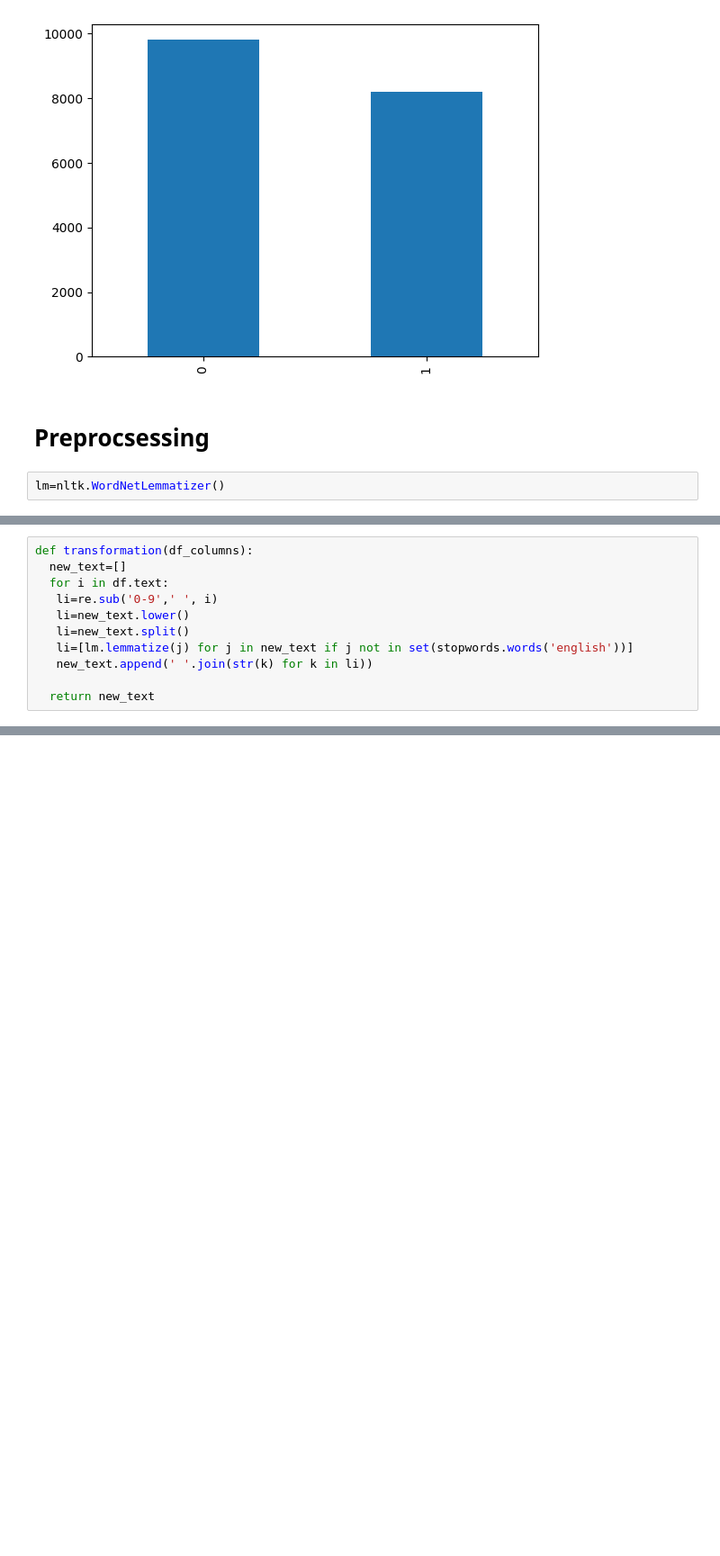
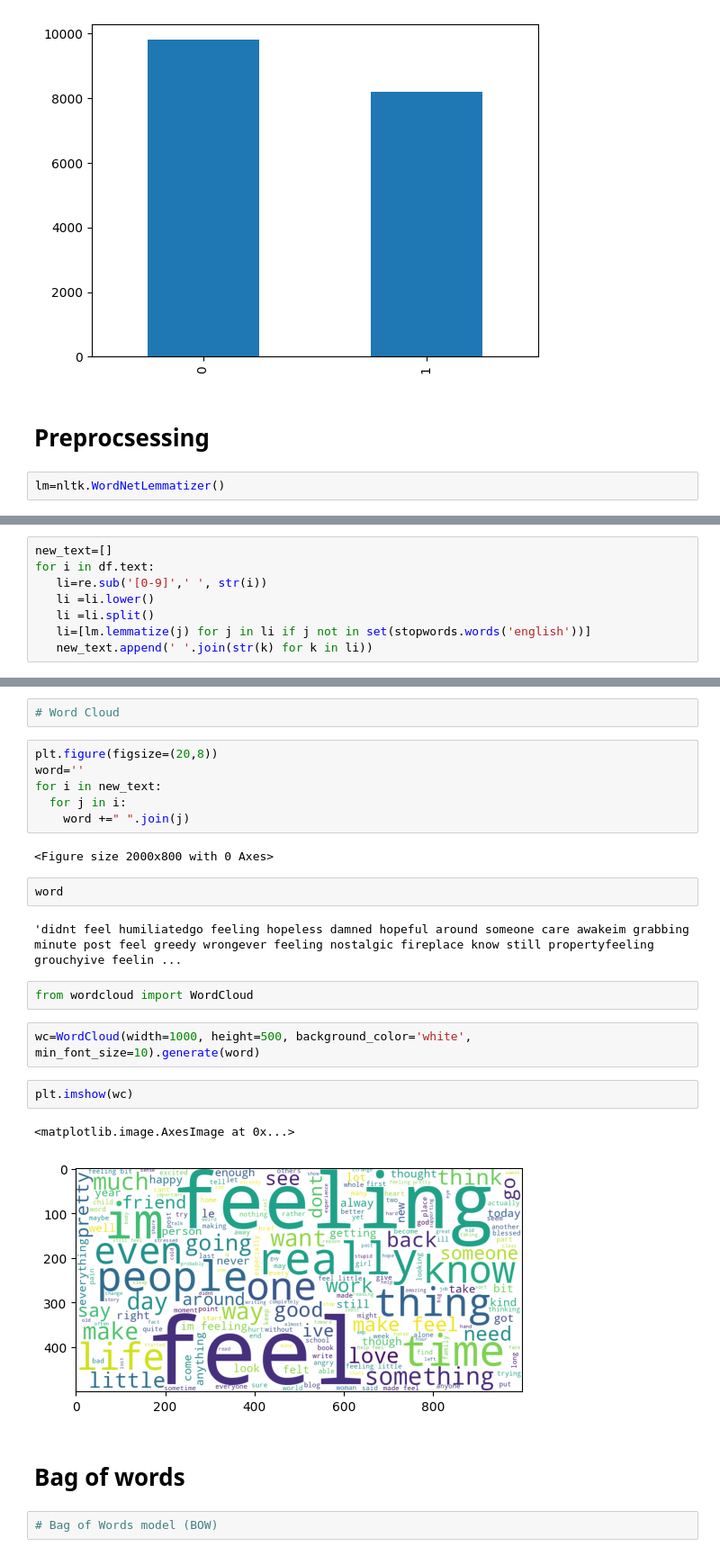
Before and after one commit to sujataprasad01/DL-Sentimental-Analysis-using-Natural-Language-Processing, a Jupyter notebook: Sentimental_Analysis_using_Natural_Language_Processing.ipynb, the cells around one changed output, grey strips where cells are left out. Shown at 90% size. Saved outputs shown, nothing was run; the diff lists cells and outputs as text; blank space fills up the shorter version.

```diff
--- a/Sentimental_Analysis_using_Natural_Language_Processing.ipynb
+++ b/Sentimental_Analysis_using_Natural_Language_Processing.ipynb
@@ -205,11 +207,8 @@ lm=nltk.WordNetLemmatizer()
 # %%
-def transformation(df_columns):
-  new_text=[]
-  for i in df.text:
-   li=re.sub('0-9',' ', i)
-   li=new_text.lower()
-   li=new_text.split()
-   li=[lm.lemmatize(j) for j in new_text if j not in set(stopwords.words('english'))]
+new_text=[]
+for i in df.text:
+   li=re.sub('[0-9]',' ', str(i))
+   li =li.lower()
+   li =li.split()
+   li=[lm.lemmatize(j) for j in li if j not in set(stopwords.words('english'))]
    new_text.append(' '.join(str(k) for k in li))
-
-  return new_text
@@ -240,0 +235,27 @@ from keras.n
+# %%
+# Word Cloud
+# %%
+plt.figure(figsize=(20,8))
+word=''
+for i in new_text:
+  for j in i:
+    word +=" ".join(j)
+# %% [output]
+<Figure size 2000x800 with 0 Axes>
+# %%
+word
+# %% [output]
+'didnt feel humiliatedgo feeling hopeless damned hopeful around someone care awakeim grabbing minute post feel greedy wrongever feeling nostalgic fireplace know still propertyfeeling grouchyive feelin ...
+# %%
+from wordcloud import WordCloud
+# %%
+wc=WordCloud(width=1000, height=500, background_color='white', min_font_size=10).generate(word)
+# %%
+plt.imshow(wc)
+# %% [output]
+<matplotlib.image.AxesImage at 0x...>
+[figure, added]
+# %% [markdown]
+# Bag of words
+# %%
+# Bag of Words model (BOW)
```
Also changed, not shown: parts of 30 cells of this notebook.
